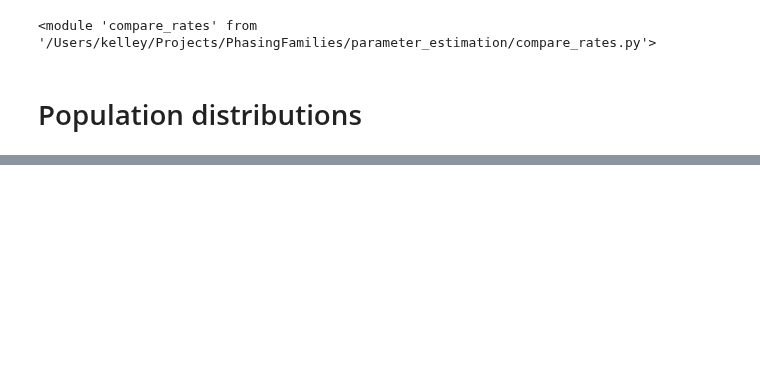
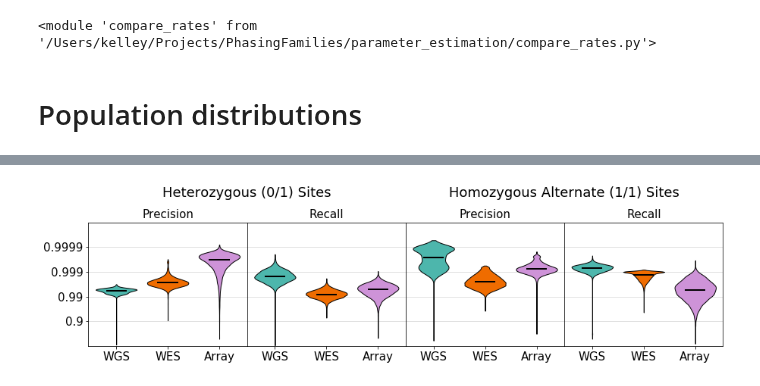
Before and after one commit to kpaskov/PhasingFamilies, a Jupyter notebook: parameter_estimation/Population-Analysis.ipynb, the cells around one changed output, grey strips where cells are left out. Drawn from its saved outputs; the diff is of its cells as text; code cells hidden in the pictures; blank space fills up the shorter version.

```diff
--- a/parameter_estimation/Population-Analysis.ipynb
+++ b/parameter_estimation/Population-Analysis.ipynb
@@ -365,0 +120,45 @@ plt.show()
+# %%
+ihart_baseline_counts = np.load('../split_gen_ihart/baseline_counts.npy')
+ihart32_baseline_counts = np.load('../split_gen_ihart3.2/baseline_counts.npy')
+spark_exome_EX_baseline_counts = np.load('../split_gen_spark_exome_EX/baseline_counts.npy')
+spark_baseline_counts = np.load('../split_gen_spark/baseline_counts.npy')
+# %%
+colors = ['#4db6ac', '#ef6c00', '#ce93d8', '#695d46', '#009668', '#b3a77d', '#cedd38']
+
+fig, subs = plt.subplots(1, 4, sharey=True, figsize=(15, 3))
+fig.suptitle('Heterozygous (0/1) Sites                           Homozygous Alternate (1/1) Sites',
+             fontsize=18, x=0.215, y=1.1, horizontalalignment='left')
+
+for i, (x, y, z) in enumerate(zip(list(calculate_precision_recall(ihart_error_rates, ihart_baseline_counts)),
+                   list(calculate_precision_recall(spark_exome_EX_error_rates, spark_exome_EX_baseline_counts)),
+                   list(calculate_precision_recall(spark_error_rates, spark_baseline_counts)))):
+
+    parts = subs[i].violinplot([-np.log10(1-x[ihart_samples.is_child & ~np.isnan(x)]),
+                                -np.log10(1-y[spark_exome_samples.is_child & ~np.isnan(y)]),
+                                -np.log10(1-z[spark_samples.is_child & ~np.isnan(z)])],
+               showmedians=True, showextrema=False, widths=0.8)
+
+    for pc, color in zip(parts['bodies'], colors):
+        pc.set_facecolor(color)
+        pc.set_edgecolor('black')
+        pc.set_alpha(1)
+    parts['cmedians'].set_edgecolor('black')
+    parts['cmedians'].set_linewidth(2)
+
+    if i == 0:
+        #subs[i].set_ylabel('rate of errors', fontsize=18)
+        subs[i].set_yticks(np.arange(1, 5))
+        subs[i].set_yticklabels(['0.' + '9'*int(f) % f for f in subs[i].get_yticks()], {'fontsize': 15})
+    else:
+        subs[i].tick_params('y', length=0)
+    subs[i].set_title(['Precision', 'Recall', 'Precision', 'Recall'][i], {'fontsize': 15})
+    subs[i].set_xticks(np.arange(1, 4))
+    subs[i].set_xticklabels(['WGS', 'WES', 'Array'], {'fontsize': 15})
+    subs[i].grid(True, axis='y', alpha=0.5)
+    subs[i].set_axisbelow(True)
+    subs[i].set_ylim([0, 5])
+
+fig.subplots_adjust(wspace=0.0)
+plt.show()
+# %% [output]
+[figure, added]
```
Also changed, not shown: parts of 37 cells of this notebook, 21 other files.
